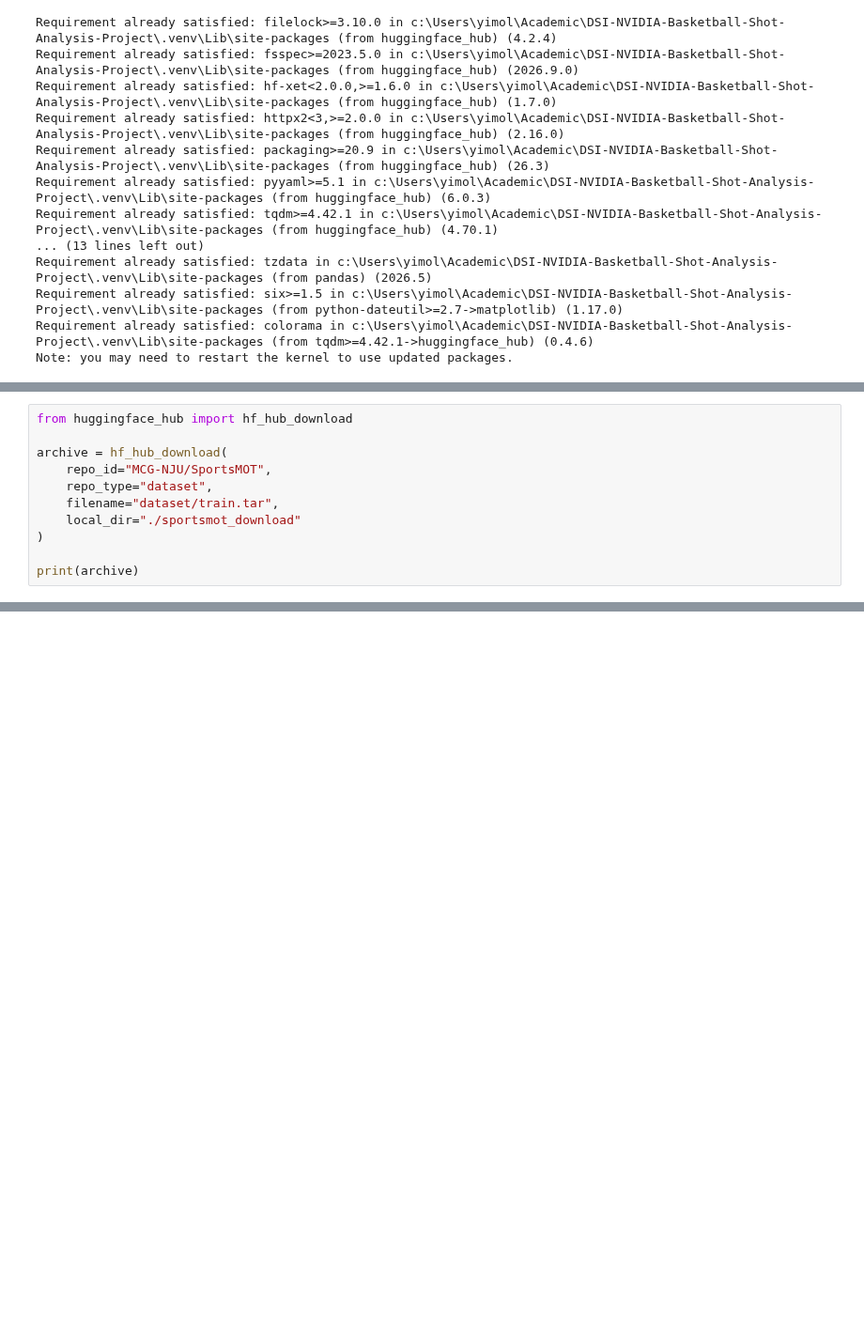
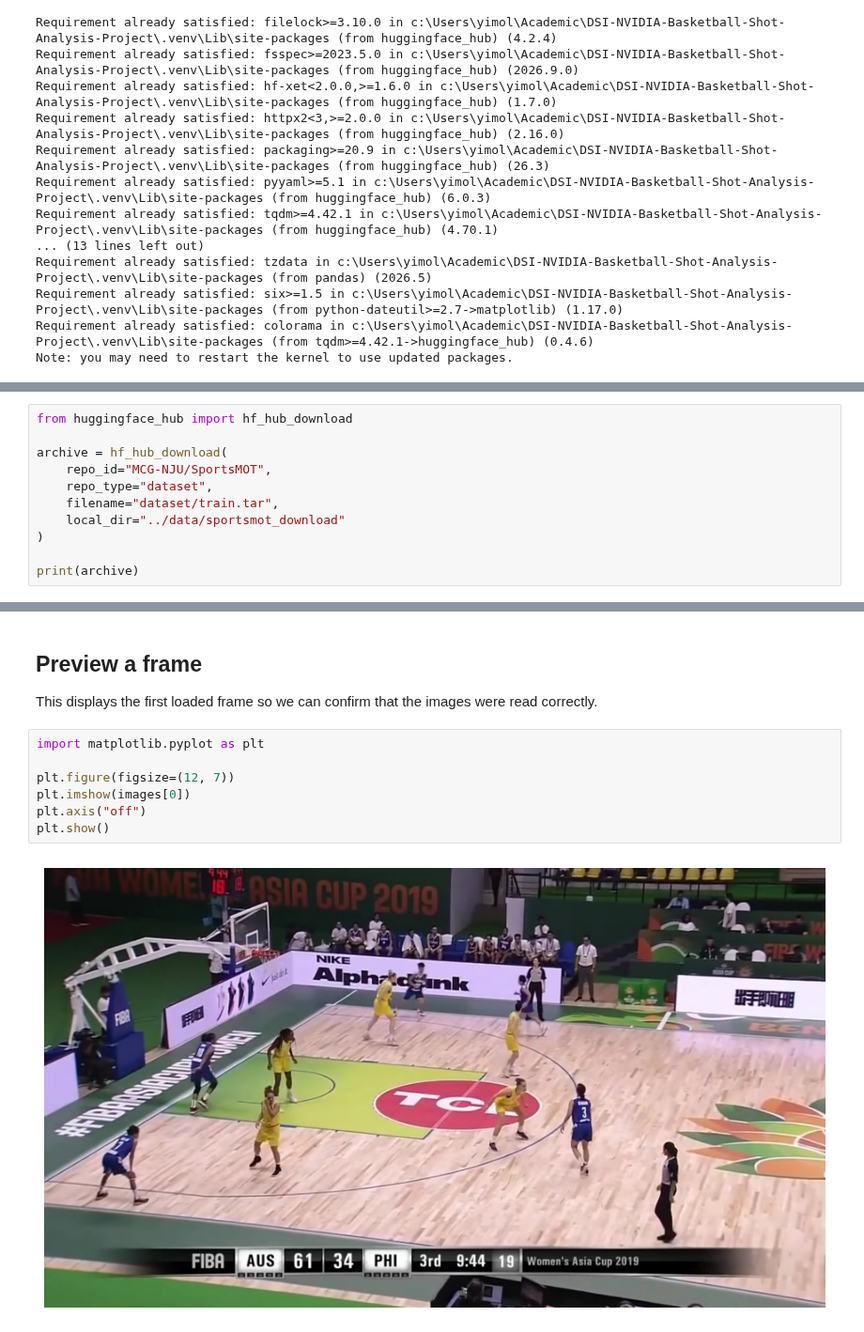
Before and after one commit to Yimo-Liu-13196/DSI-NVIDIA-Basketball-Shot-Analysis-Project, a Jupyter notebook: notebooks/data_loading.ipynb, the cells around one changed output, grey strips where cells are left out. Shown at 94% size. Cells and saved outputs as stored; diff of their text form; blank space fills up the shorter version.

Commit message:
Set up SportsMOT data loading and player-frame notebook

```diff
--- a/notebooks/data_loading.ipynb
+++ b/notebooks/data_loading.ipynb
@@ -25,7 +33,7 @@ archive = hf_hub_download(
     repo_id="MCG-NJU/SportsMOT",
     repo_type="dataset",
     filename="dataset/train.tar",
-    local_dir="./sportsmot_download"
+    local_dir="../data/sportsmot_download"
 )
 
 print(archive)
@@ -33,0 +89,13 @@ Warning: You are sending unauthenticated requests to the HF Hub. Please set a HF
+# %% [markdown]
+## Preview a frame
+
+This displays the first loaded frame so we can confirm that the images were read correctly.
+# %%
+import matplotlib.pyplot as plt
+
+plt.figure(figsize=(12, 7))
+plt.imshow(images[0])
+plt.axis("off")
+plt.show()
+# %% [output]
+[figure, added]
```
Also changed, not shown: parts of 5 cells of this notebook, 2 other files.
